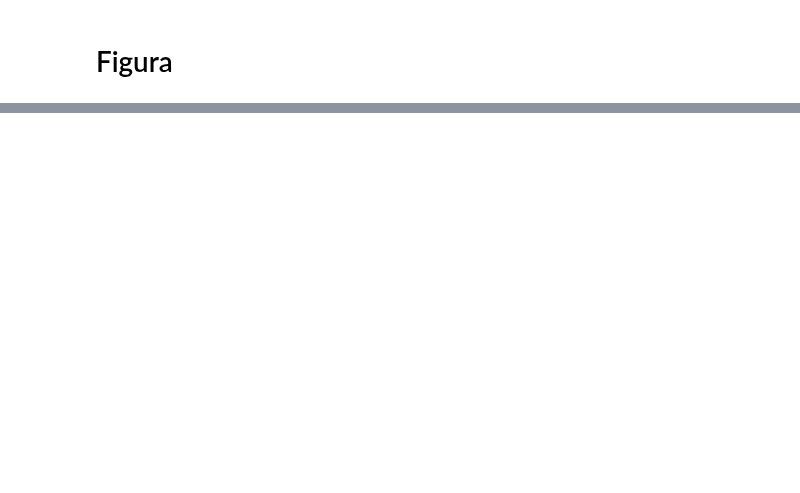
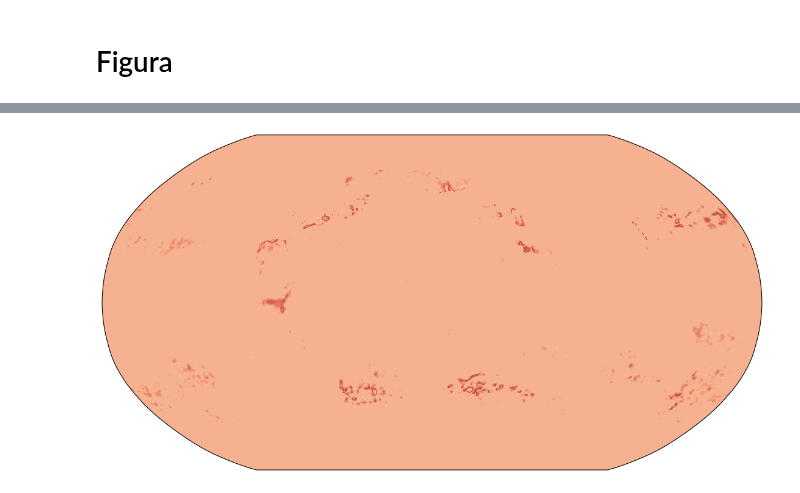
Before and after one commit to PedroVelez/SSTGlobalAnalysis, a Jupyter notebook: plotsMapAnomalies.ipynb, the cells around one changed output, grey strips where cells are left out. Saved outputs shown, nothing was run; the diff lists cells and outputs as text; code cells hidden in the pictures; blank space fills up the shorter version.

```diff
--- a/plotsMapAnomalies.ipynb
+++ b/plotsMapAnomalies.ipynb
@@ -92,0 +92,10 @@ plt.savefig(FileOut)
+# %%
+fig = plt.figure(figsize=(14,8))
+ax = plt.axes(projection=ccrs.Robinson())
+
+cm=ax.contourf(sst.lon,sst.lat,sst, levels=np.arange(-4,4.1,0.25),
+               transform=ccrs.PlateCarree(),
+               cmap = plt.cm.RdBu.reversed(),
+               vmin = -6,vmax = 6)
+# %% [output]
+[figure, added]
```
Also changed, not shown: parts of 4 cells of this notebook, 10 other files.
